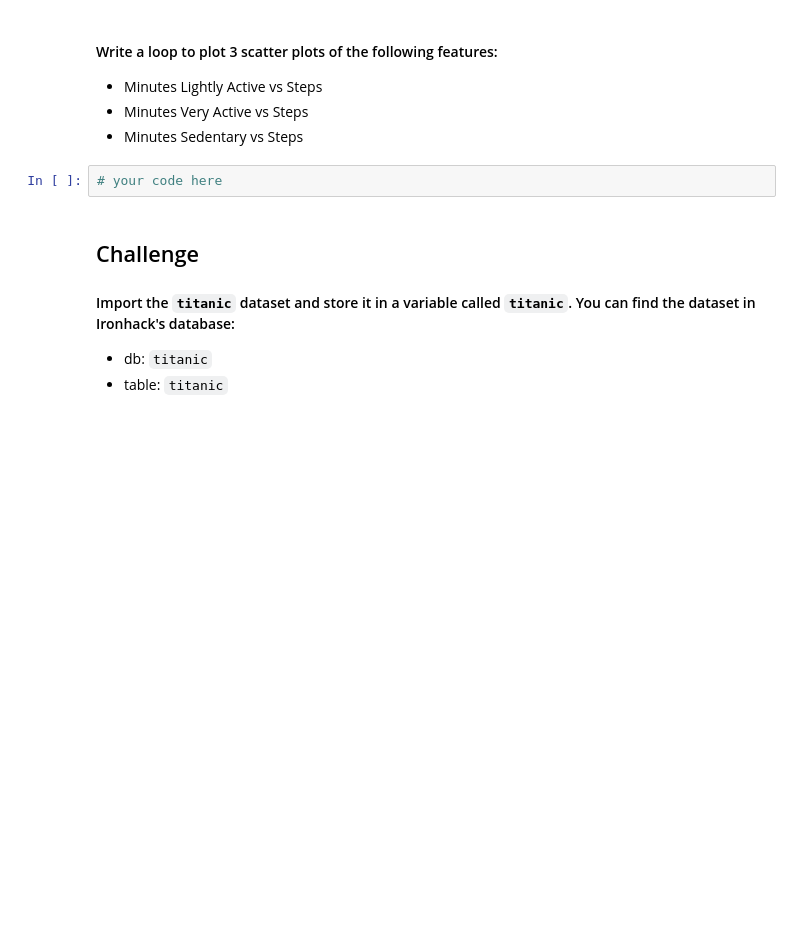
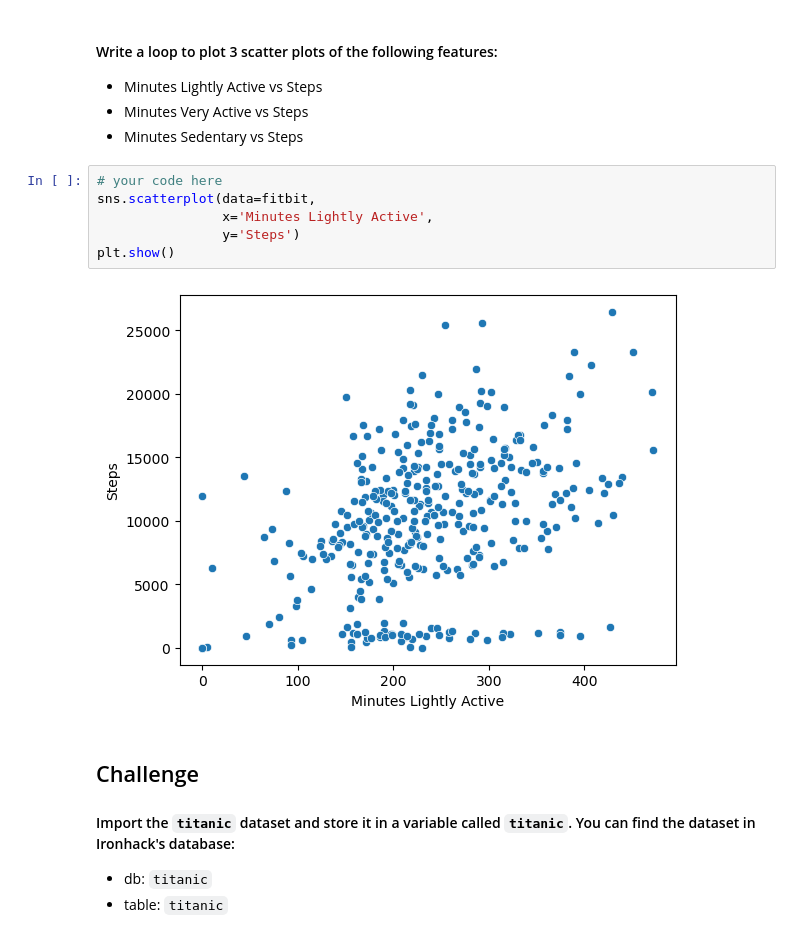
Before and after one commit to Ironhack-Data-Madrid-Abril-2023/5.2-lab_matplotlib_seaborn, a Jupyter notebook: your-code/main.ipynb, the cells around one changed output. Cells and saved outputs as stored; diff of their text form; blank space fills up the shorter version.

```diff
--- a/your-code/main.ipynb
+++ b/your-code/main.ipynb
@@ -58,8 +101,14 @@ How the average number of steps change by month. Use the appropriate visualizati
 * Minutes Lightly Active vs Steps
 * Minutes Very Active vs Steps
 * Minutes Sedentary vs Steps
-# %%
-# your code here
+# %%
+# your code here
+sns.scatterplot(data=fitbit,
+                x='Minutes Lightly Active',
+                y='Steps')
+plt.show()
+# %% [output]
+[figure, added]
 # %% [markdown]
 ## Challenge
 
```
Also changed, not shown: parts of 10 cells of this notebook.
